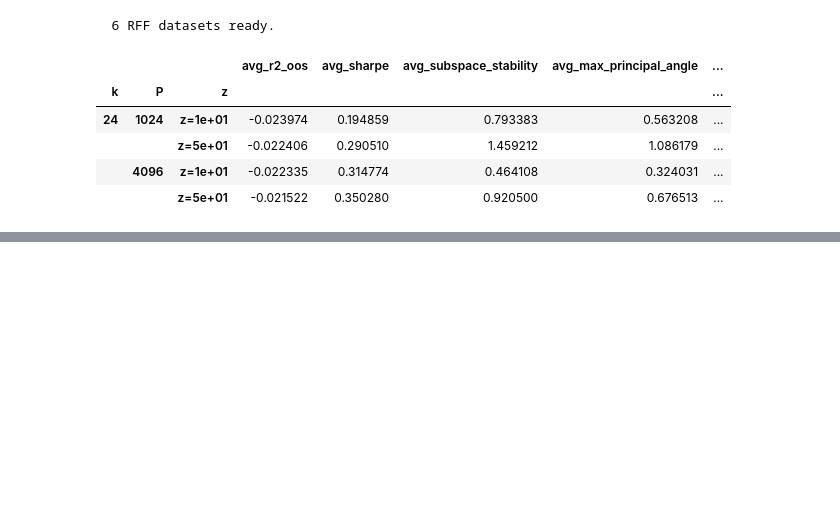
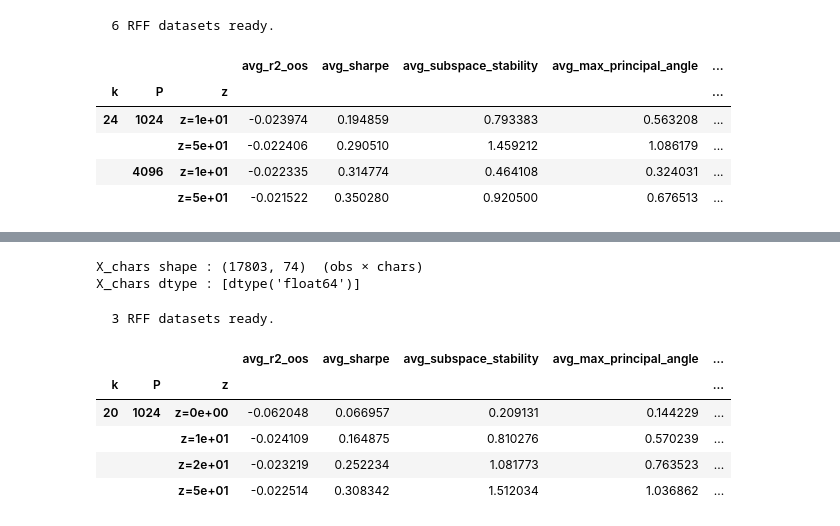
Before and after one commit to ItachiUchiha729/TheVirtueOfComplexity_PaperReplication_Experimentation, a Jupyter notebook: notebooks/experimentation_IPCA_rff.ipynb, the cells around one changed output, grey strips where cells are left out. Saved outputs shown, nothing was run; the diff lists cells and outputs as text; code cells hidden in the pictures; blank space fills up the shorter version.

```diff
--- a/notebooks/experimentation_IPCA_rff.ipynb
+++ b/notebooks/experimentation_IPCA_rff.ipynb
@@ -2853,0 +2828,55 @@ to the theoretical predictions of the **Virtue of Complexity** (VoC) framework:
+# %%
+NUM_FACTORS_LIST = [20]
+Z_VALUES         = [0, 10, 20, 50]
+N_FEATURES_RFF   = [1024]
+NUM_ITER_RFF     = 3
+WINDOW_LEN       = 24
+GAMMA            = 0.25
+
+date_level = "date"
+X_chars = df[char_cols].copy()
+X_chars = (
+    X_chars
+    .groupby(level=date_level).transform(lambda s: s.fillna(s.median()))
+    .fillna(X_chars.median())
+    .fillna(0.0)
+    .astype(np.float64)
+)
+print(f"X_chars shape : {X_chars.shape}  (obs × chars)")
+print(f"X_chars dtype : {X_chars.dtypes.unique()}")
+# %% [output]
+X_chars shape : (17803, 74)  (obs × chars)
+X_chars dtype : [dtype('float64')]
+# %%
+rff_inputs = build_rff_inputs(
+    X_chars               = X_chars,
+    df_base               = df,
+    n_features_rff        = N_FEATURES_RFF,
+    num_iter_rff          = NUM_ITER_RFF,
+    gamma                 = GAMMA,
+    RandomFourierFeatures = RandomFourierFeatures,
+)
+print(f"  {len(rff_inputs)} RFF datasets ready.")
+
+jobs = build_jobs(
+    rff_inputs        = rff_inputs,
+    num_factors_list  = NUM_FACTORS_LIST,
+    n_features_rff    = N_FEATURES_RFF,
+    z_values          = Z_VALUES,
+    num_iter_rff      = NUM_ITER_RFF,
+    window_len        = WINDOW_LEN,
+    min_gradient_norm = 1e-4,
+)
+
+raw_results           = run_sweep(jobs)
+results_by_factor_rff = aggregate(raw_results)
+results_rff_df        = make_results_df(results_by_factor_rff)
+display(results_rff_df)
+# %% [output]
+  3 RFF datasets ready.
+|  |  |  | avg_r2_oos | avg_sharpe | avg_subspace_stability | avg_max_principal_angle | ... |
+| k | P | z |  |  |  |  | ... |
+| 20 | 1024 | z=0e+00 | -0.062048 | 0.066957 | 0.209131 | 0.144229 | ... |
+|  |  | z=1e+01 | -0.024109 | 0.164875 | 0.810276 | 0.570239 | ... |
+|  |  | z=2e+01 | -0.023219 | 0.252234 | 1.081773 | 0.763523 | ... |
+|  |  | z=5e+01 | -0.022514 | 0.308342 | 1.512034 | 1.036862 | ... |
```
Also changed, not shown: parts of 24 cells of this notebook, 14 other files.
